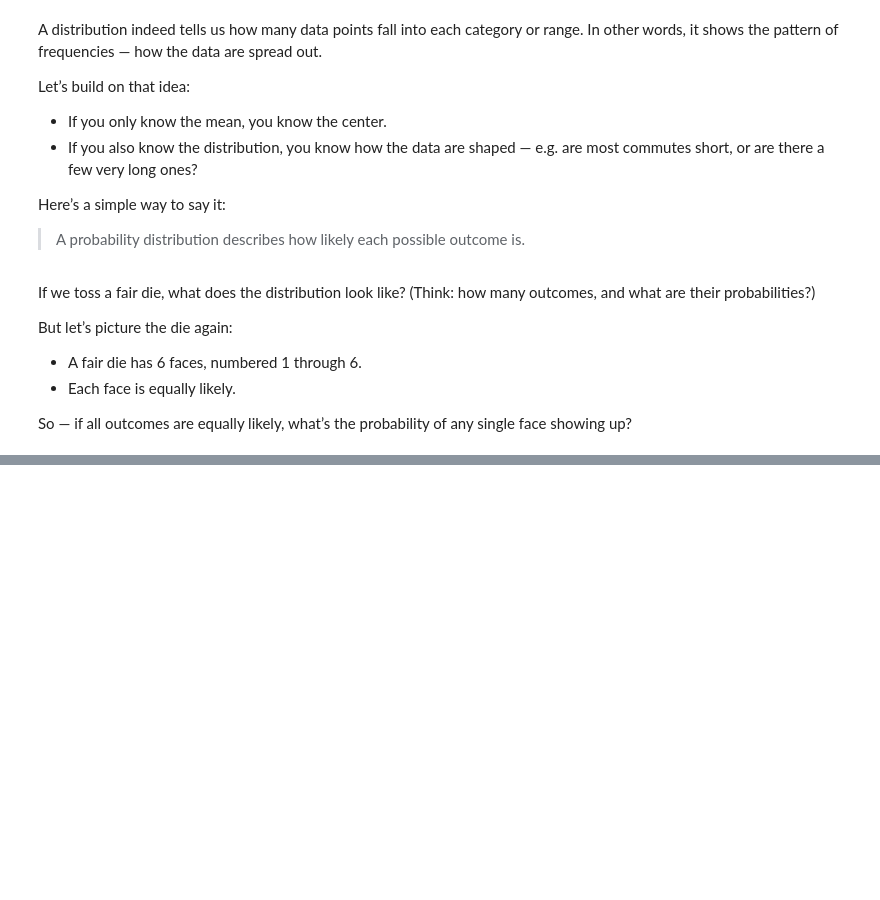
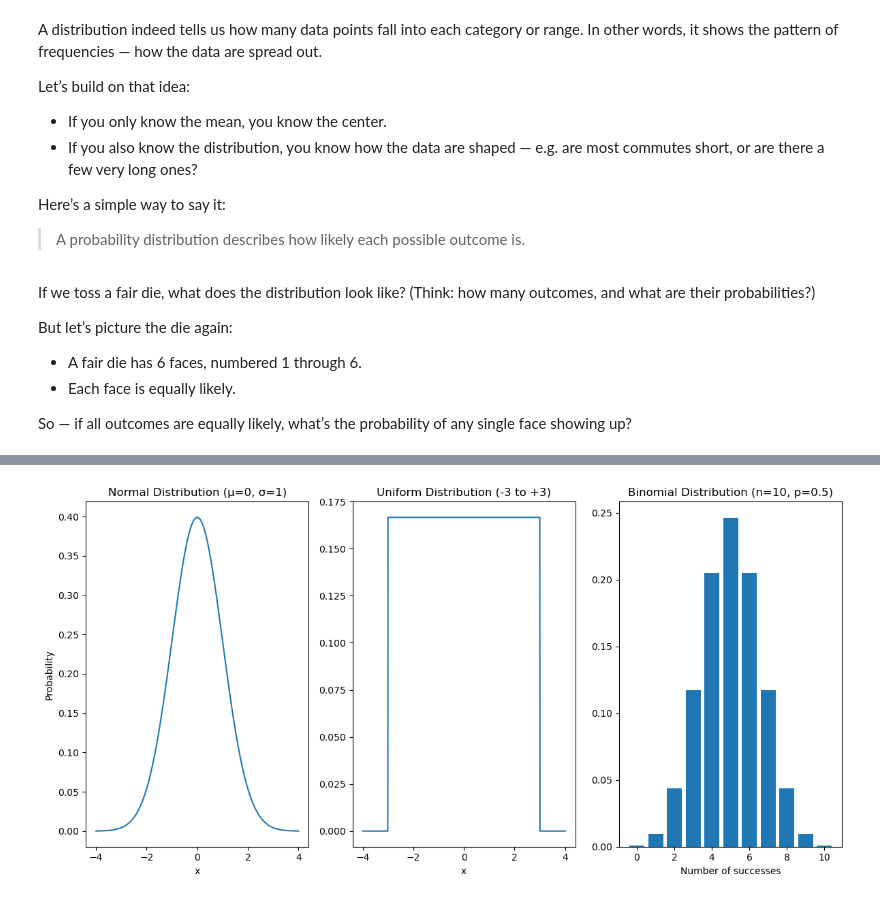
Before and after one commit to mlnotes2718/introduction-statistics-machine-learning, a Jupyter notebook: Statistics-in-ML-4-Probability-Distributions.ipynb, the cells around one changed output, grey strips where cells are left out. Cells and saved outputs as stored; diff of their text form; code cells hidden in the pictures; blank space fills up the shorter version.

```diff
--- a/Statistics-in-ML-4-Probability-Distributions.ipynb
+++ b/Statistics-in-ML-4-Probability-Distributions.ipynb
@@ -32,0 +130,44 @@ So — if all outcomes are equally likely, what’s the probability of any singl
+# %%
+import numpy as np
+import matplotlib.pyplot as plt
+from scipy.stats import norm, uniform, binom
+
+# Create data
+x = np.linspace(-4, 4, 1000)
+
+# 1. Normal Distribution
+normal_y = norm.pdf(x, loc=0, scale=1)
+
+# 2. Uniform Distribution
+uniform_y = uniform.pdf(x, loc=-3, scale=6)  # from -3 to +3
+
+# 3. Binomial Distribution
+n, p = 10, 0.5
+x_binom = np.arange(0, n+1)
+binom_y = binom.pmf(x_binom, n, p)
+
+# Plot
+plt.figure(figsize=(12, 6))
+
+# Normal
+plt.subplot(1, 3, 1)
+plt.plot(x, normal_y)
+plt.title("Normal Distribution (μ=0, σ=1)")
+plt.xlabel("x"); plt.ylabel("Probability")
+
+# Uniform
+plt.subplot(1, 3, 2)
+plt.plot(x, uniform_y)
+plt.title("Uniform Distribution (-3 to +3)")
+plt.xlabel("x")
+
+# Binomial
+plt.subplot(1, 3, 3)
+plt.bar(x_binom, binom_y)
+plt.title("Binomial Distribution (n=10, p=0.5)")
+plt.xlabel("Number of successes")
+
+plt.tight_layout()
+plt.show()
+# %% [output]
+[figure, added]
```
Also changed, not shown: parts of 13 cells of this notebook, 2 other files.
